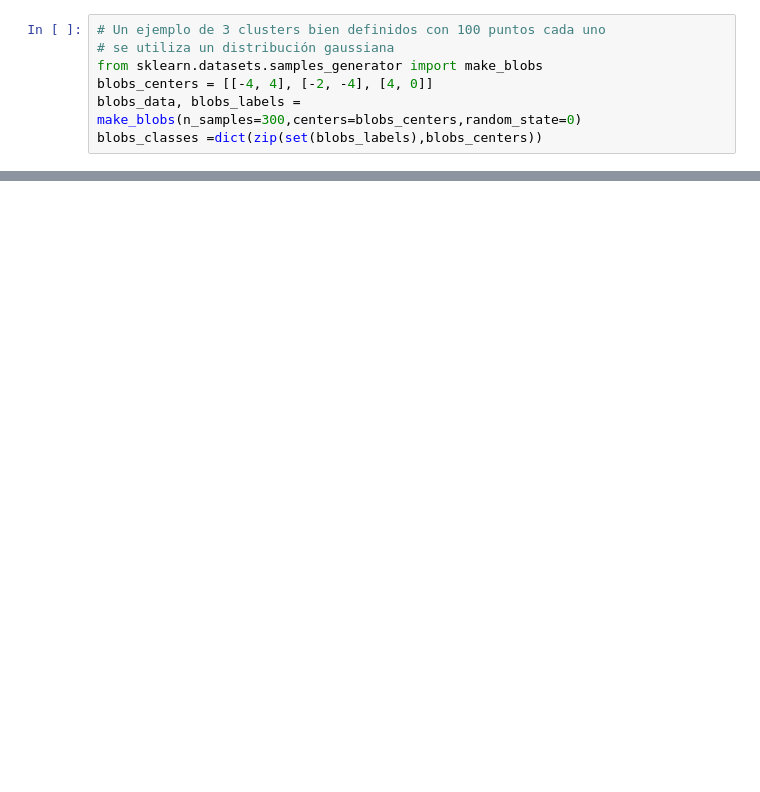
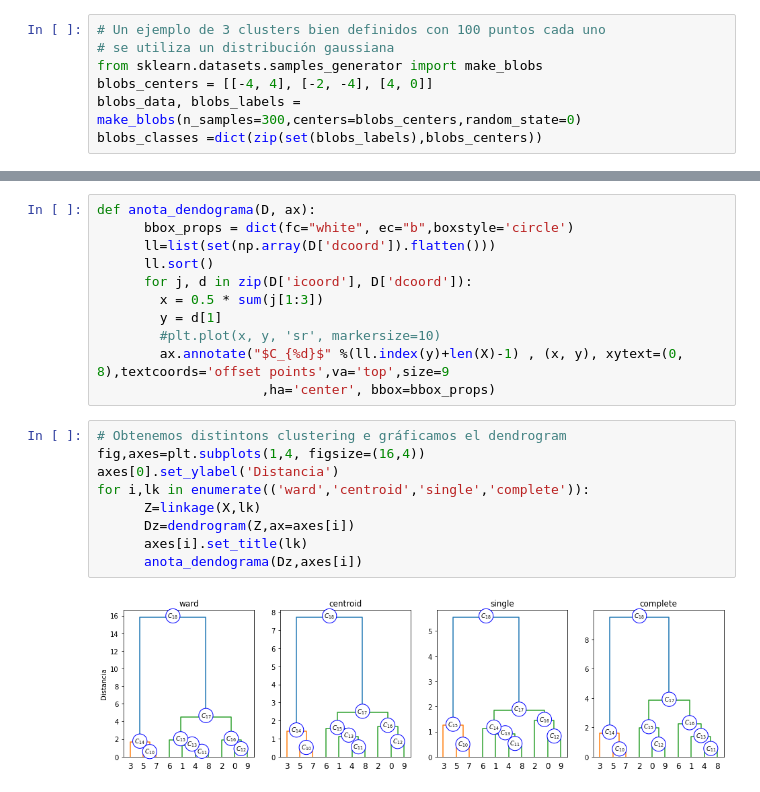
Before and after one commit to kyriox/aed, a Jupyter notebook: 03_clustering.ipynb, the cells around one changed output, grey strips where cells are left out. Cells and saved outputs as stored; diff of their text form; blank space fills up the shorter version.

```diff
--- a/03_clustering.ipynb
+++ b/03_clustering.ipynb
@@ -383,0 +184,22 @@ La tarea consiste en reproducir el pipeline descrito utilizando sus implementaci
+# %%
+def anota_dendograma(D, ax):
+      bbox_props = dict(fc="white", ec="b",boxstyle='circle')
+      ll=list(set(np.array(D['dcoord']).flatten()))
+      ll.sort()
+      for j, d in zip(D['icoord'], D['dcoord']):
+        x = 0.5 * sum(j[1:3])
+        y = d[1]
+        #plt.plot(x, y, 'sr', markersize=10)
+        ax.annotate("$C_{%d}$" %(ll.index(y)+len(X)-1) , (x, y), xytext=(0, 8),textcoords='offset points',va='top',size=9
+                     ,ha='center', bbox=bbox_props)
+# %%
+# Obtenemos distintons clustering e gráficamos el dendrogram
+fig,axes=plt.subplots(1,4, figsize=(16,4))
+axes[0].set_ylabel('Distancia')
+for i,lk in enumerate(('ward','centroid','single','complete')):
+      Z=linkage(X,lk)
+      Dz=dendrogram(Z,ax=axes[i])
+      axes[i].set_title(lk)
+      anota_dendograma(Dz,axes[i])
+# %% [output]
+[figure, added]
```
Also changed, not shown: parts of 107 cells of this notebook.
